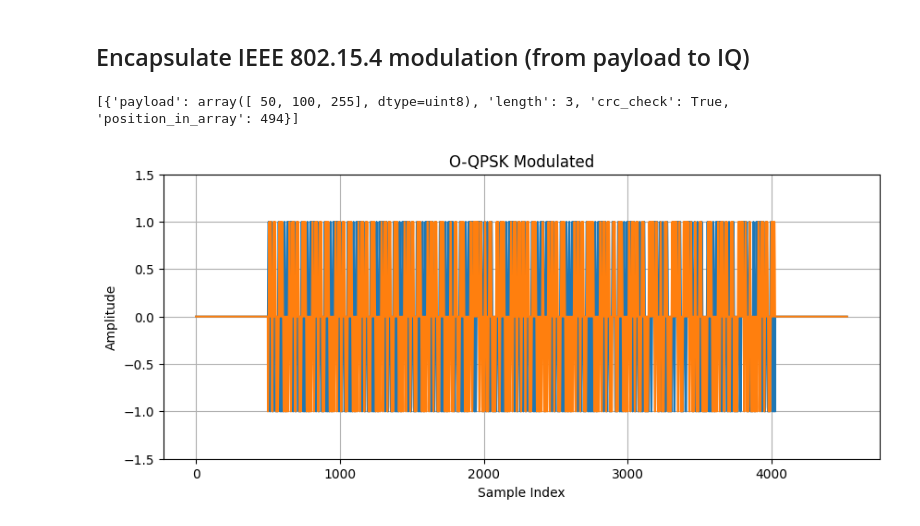
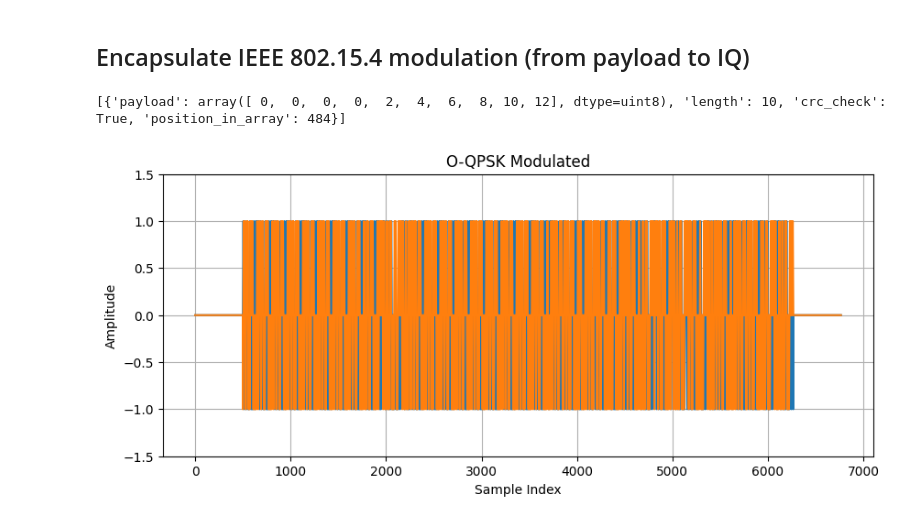
Before and after one commit to SDMote/SDR_projects, a Jupyter notebook: python_phy/jupyter_notebooks/802154_modulation_prototype.ipynb, the cells around one changed output. Saved outputs shown, nothing was run; the diff lists cells and outputs as text; code cells hidden in the pictures.

```diff
--- a/python_phy/jupyter_notebooks/802154_modulation_prototype.ipynb
+++ b/python_phy/jupyter_notebooks/802154_modulation_prototype.ipynb
@@ -109,27 +109,27 @@ plt.show()
 # %%
 fs = 10e6  # Hz
 
-class_payload = np.array([50, 100, 255], dtype=np.uint8)
+class_payload = np.array([0, 0, 0, 0, 2, 4, 6, 8, 10, 12], dtype=np.uint8)
 
 transmitter = Transmitter802154(fs=fs)
 class_bits = transmitter.process_phy_payload(class_payload)
 class_modulated = transmitter.modulate(class_bits, zero_padding=500)
 
 receiver = Receiver802154(fs=fs)
 received_bit_samples = receiver.demodulate(class_modulated)
 received_packet = receiver.process_phy_packet(received_bit_samples)
 print(received_packet)
 
 # Plot the modulated data
 plt.figure(figsize=(10, 4))
 plt.plot(np.real(class_modulated), linestyle="-")
 plt.plot(np.imag(class_modulated), linestyle="-")
 plt.title("O-QPSK Modulated")
 plt.xlabel("Sample Index")
 plt.ylabel("Amplitude")
 plt.ylim((-1.5, 1.5))
 plt.grid(True)
 plt.show()
 # %% [output]
-[{'payload': array([ 50, 100, 255], dtype=uint8), 'length': 3, 'crc_check': True, 'position_in_array': 494}]
+[{'payload': array([ 0,  0,  0,  0,  2,  4,  6,  8, 10, 12], dtype=uint8), 'length': 10, 'crc_check': True, 'position_in_array': 484}]
-[figure, old version]
+[figure, new version]
```
Also changed, not shown: 1 other file.
